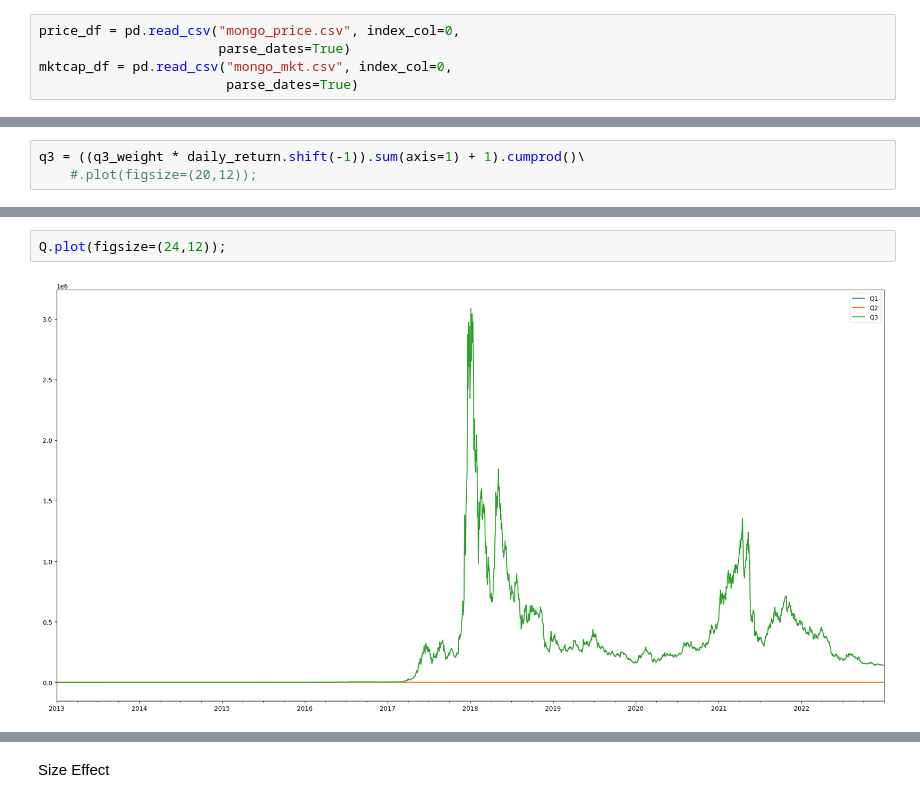
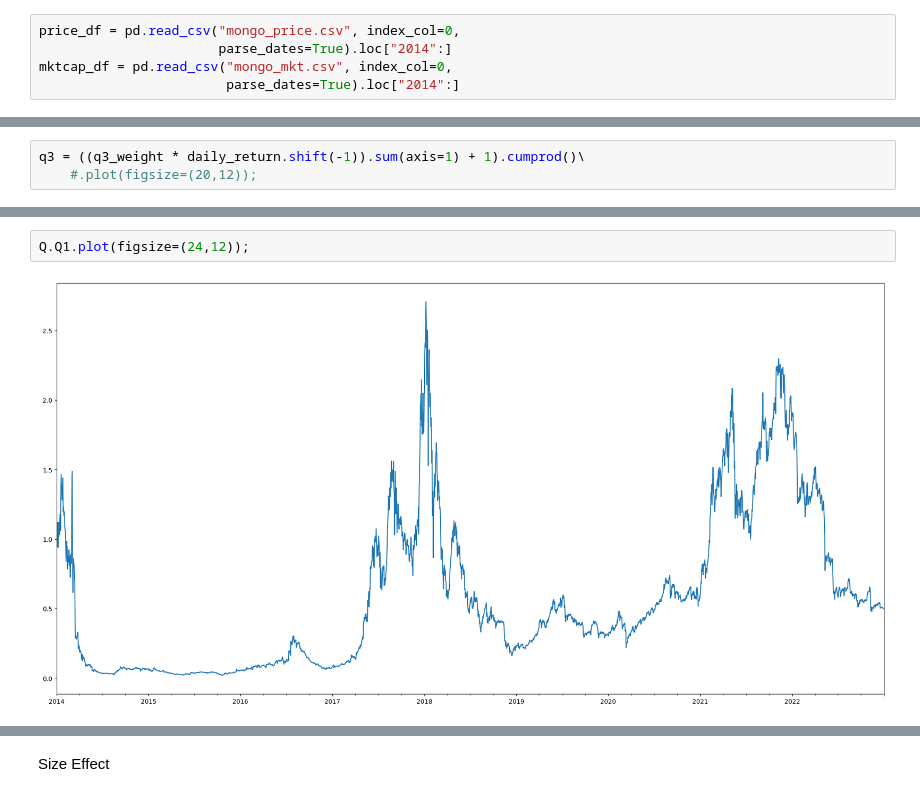
Before and after one commit to Jack-ryu/crypto_paper, a Jupyter notebook: z_progress.ipynb, the cells around one changed output, grey strips where cells are left out. Cells and saved outputs as stored; diff of their text form.

```diff
--- a/z_progress.ipynb
+++ b/z_progress.ipynb
@@ -20,6 +22,6 @@ def calculate_cagr(df, start:int, end:int):
     return value_dict
 # %%
 price_df = pd.read_csv("mongo_price.csv", index_col=0,
-                       parse_dates=True)
+                       parse_dates=True).loc["2014":]
 mktcap_df = pd.read_csv("mongo_mkt.csv", index_col=0,
-                        parse_dates=True)
+                        parse_dates=True).loc["2014":]
@@ -218,4 +218,4 @@ Q
 # %%
-Q.plot(figsize=(24,12));
+Q.Q1.plot(figsize=(24,12));
 # %% [output]
-[figure, old version]
+[figure, new version]
```
Also changed, not shown: parts of 15 cells of this notebook, 5 other files.
